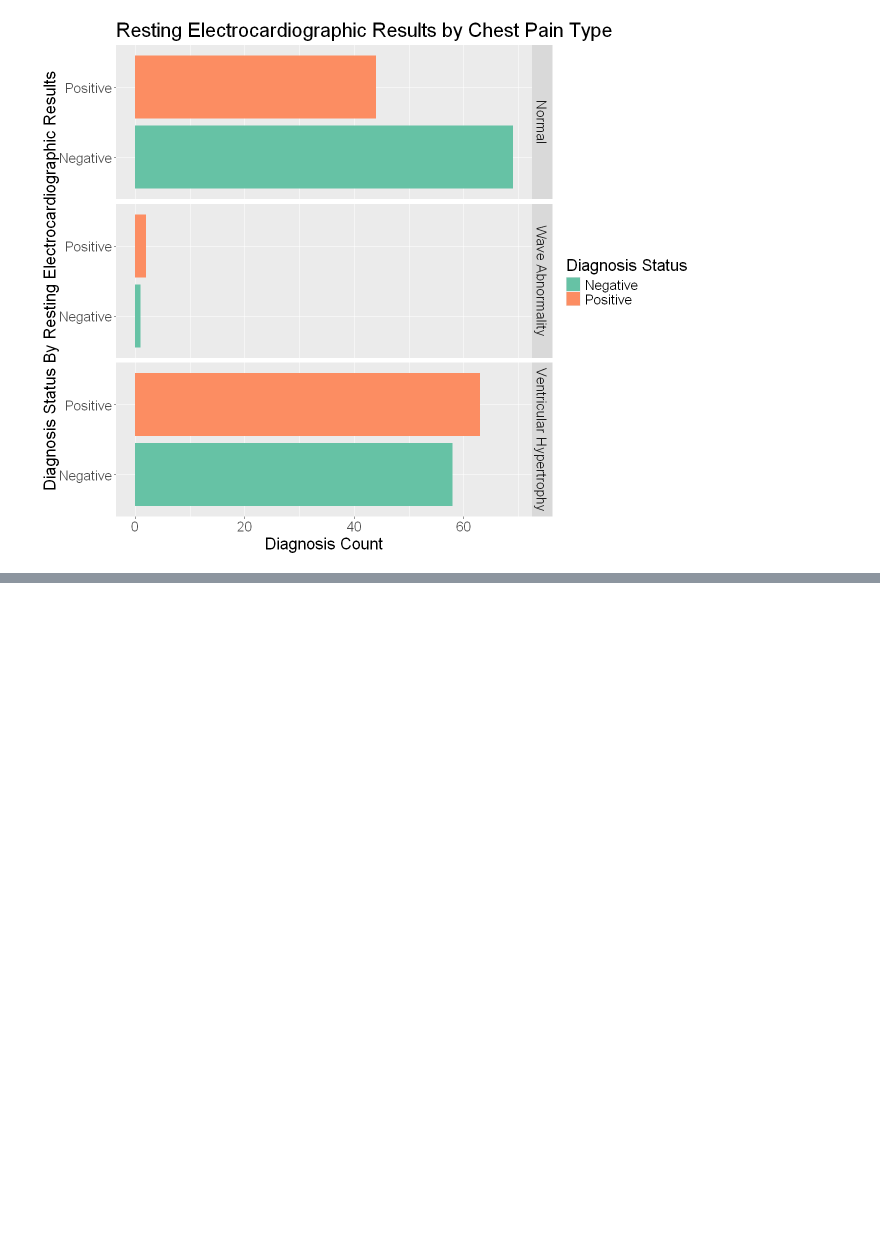
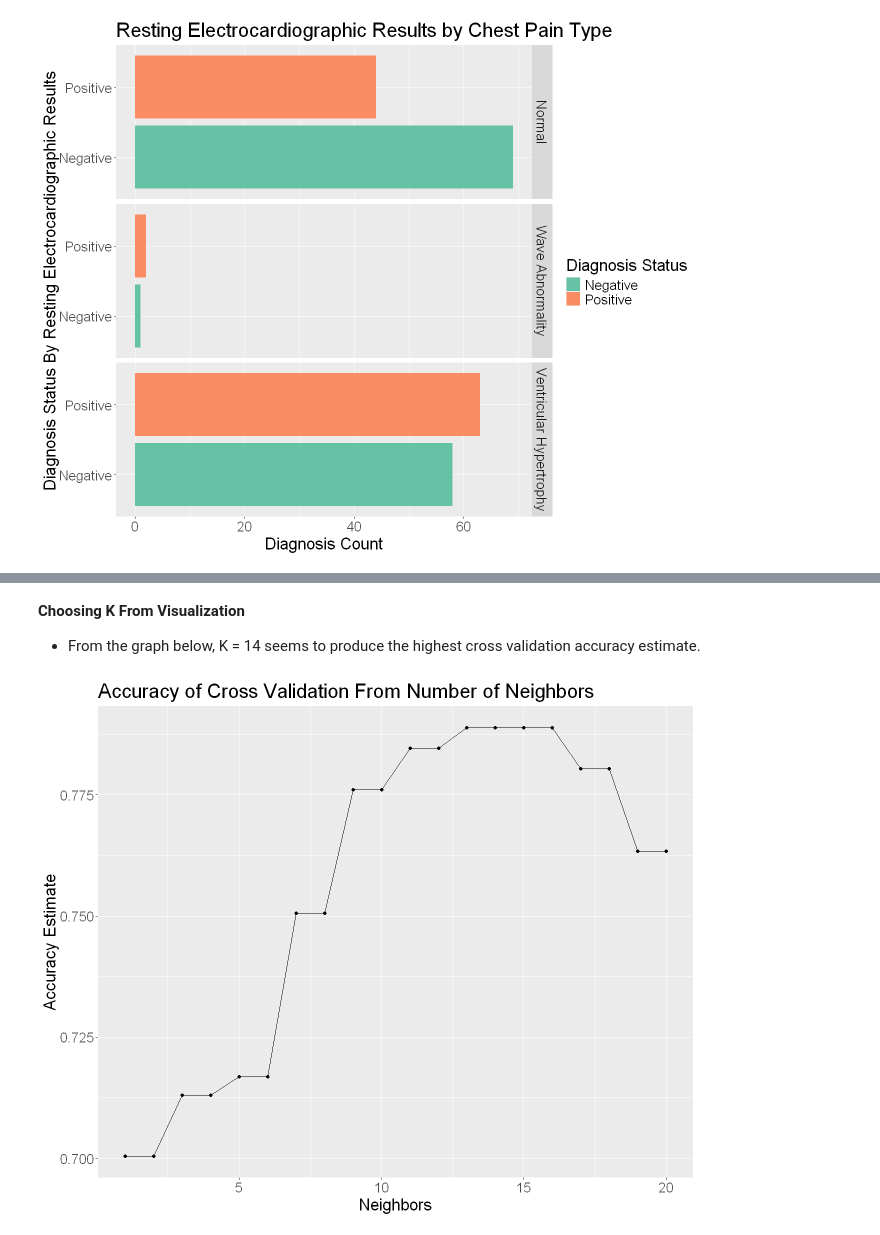
Before and after one commit to Jaboott/DSCI100-Project, a Jupyter notebook: Final_Report.ipynb, the cells around one changed output, grey strips where cells are left out. Saved outputs shown, nothing was run; the diff lists cells and outputs as text; code cells hidden in the pictures; blank space fills up the shorter version.

Commit message:
Finished feature selection. Created and tuned model.

```diff
--- a/Final_Report.ipynb
+++ b/Final_Report.ipynb
@@ -629,0 +652,14 @@ restecg_dist
+# %%
+set.seed(1111)
+
+# create a model for tuning
+knn_tune <- nearest_neighbor(weight_func = "rectangular", neighbors = tune()) |>
+  set_engine("kknn") |>
+  set_mode("classification")
+
+# create a workflow with the recipe and tune model
+knn_workflow <- workflow() |>
+  add_recipe(knn_recipe) |>
+  add_model(knn_tune)
+
+knn_workflow
@@ -629,0 +687,19 @@ restecg_dist
+# %%
+set.seed(1111)
+
+# doing a 5 fold cross validation with num as the strata
+cleveland_vfold <- vfold_cv(cleveland_train, v = 5, strata = num)
+
+# creating a sequence from 1 to 20
+k_vals <- tibble(neighbors = seq(from = 1, to = 20, by = 1))
+
+# results based on k
+knn_results <- knn_workflow |>
+  tune_grid(resamples = cleveland_vfold, grid = k_vals) |>
+  collect_metrics()
+
+# getting the accuracy from the results
+accuracies <- knn_results |>
+  filter(.metric == "accuracy")
+
+head(accuracies)
@@ -629,0 +716,16 @@ restecg_dist
+# %% [markdown]
+**Choosing K From Visualization**
+- From the graph below, K = 14 seems to produce the highest cross validation accuracy estimate.
+# %%
+# line graph from the accuracies
+accuracy_vs_k <- ggplot(accuracies, aes(x = neighbors, y = mean)) +
+  geom_point() +
+  geom_line() +
+  labs(x = "Neighbors",
+       y = "Accuracy Estimate",
+       title = "Accuracy of Cross Validation From Number of Neighbors") +
+  theme(text = element_text(size = 20))
+
+accuracy_vs_k
+# %% [output]
+[figure, added]
```
Also changed, not shown: parts of 35 cells of this notebook.
